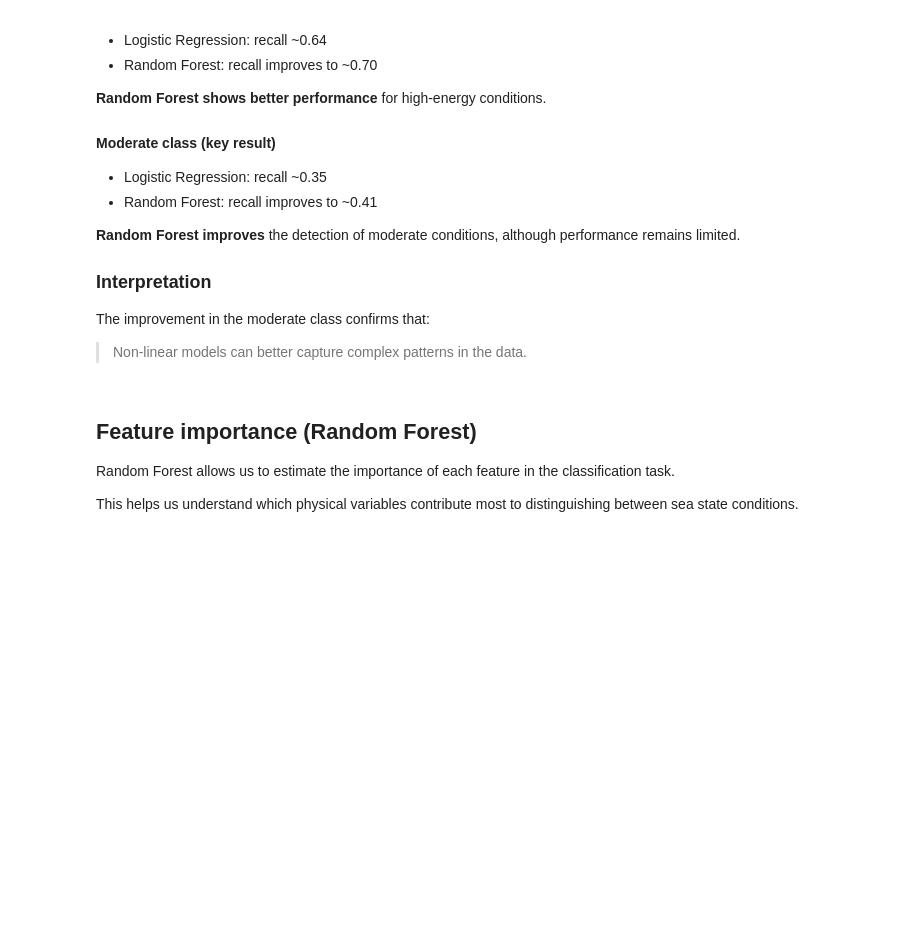
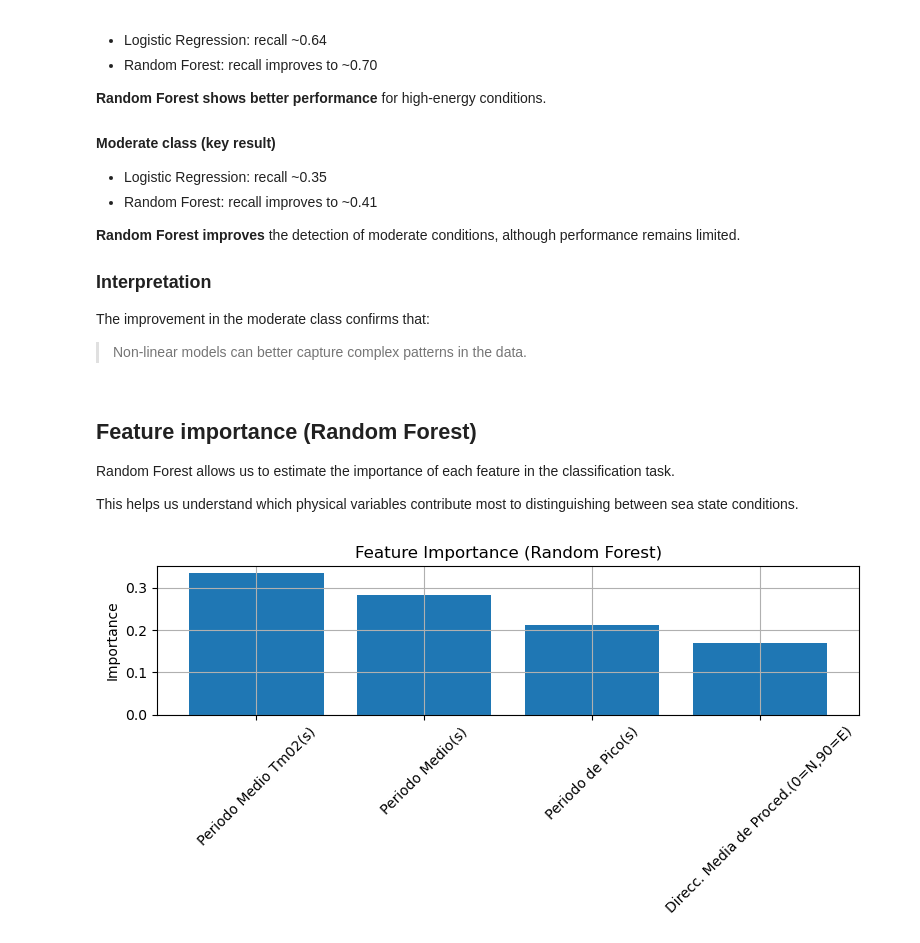
Before and after one commit to mvinesr/coastal-ml-seminar, a Jupyter notebook: notebooks/02_sea_state_classification.ipynb, the cells around one changed output. Saved outputs shown, nothing was run; the diff lists cells and outputs as text; code cells hidden in the pictures; blank space fills up the shorter version.

```diff
--- a/notebooks/02_sea_state_classification.ipynb
+++ b/notebooks/02_sea_state_classification.ipynb
@@ -457,3 +457,26 @@ The improvement in the moderate class confirms that:
 Random Forest allows us to estimate the importance of each feature in the classification task.
 
 This helps us understand which physical variables contribute most to distinguishing between sea state conditions.
+# %%
+# Get feature importance
+importances = rf_model.feature_importances_
+
+# Create dataframe
+feat_importance = pd.DataFrame({
+    "feature": X.columns,
+    "importance": importances
+}).sort_values(by="importance", ascending=False)
+
+feat_importance
+plt.figure(figsize=(8,4))
+plt.bar(feat_importance["feature"], feat_importance["importance"])
+
+plt.title("Feature Importance (Random Forest)")
+plt.ylabel("Importance")
+plt.xticks(rotation=45)
+plt.grid()
+
+plt.tight_layout()
+plt.show()
+# %% [output]
+[figure, added]
```
Also changed, not shown: parts of 2 cells of this notebook.
